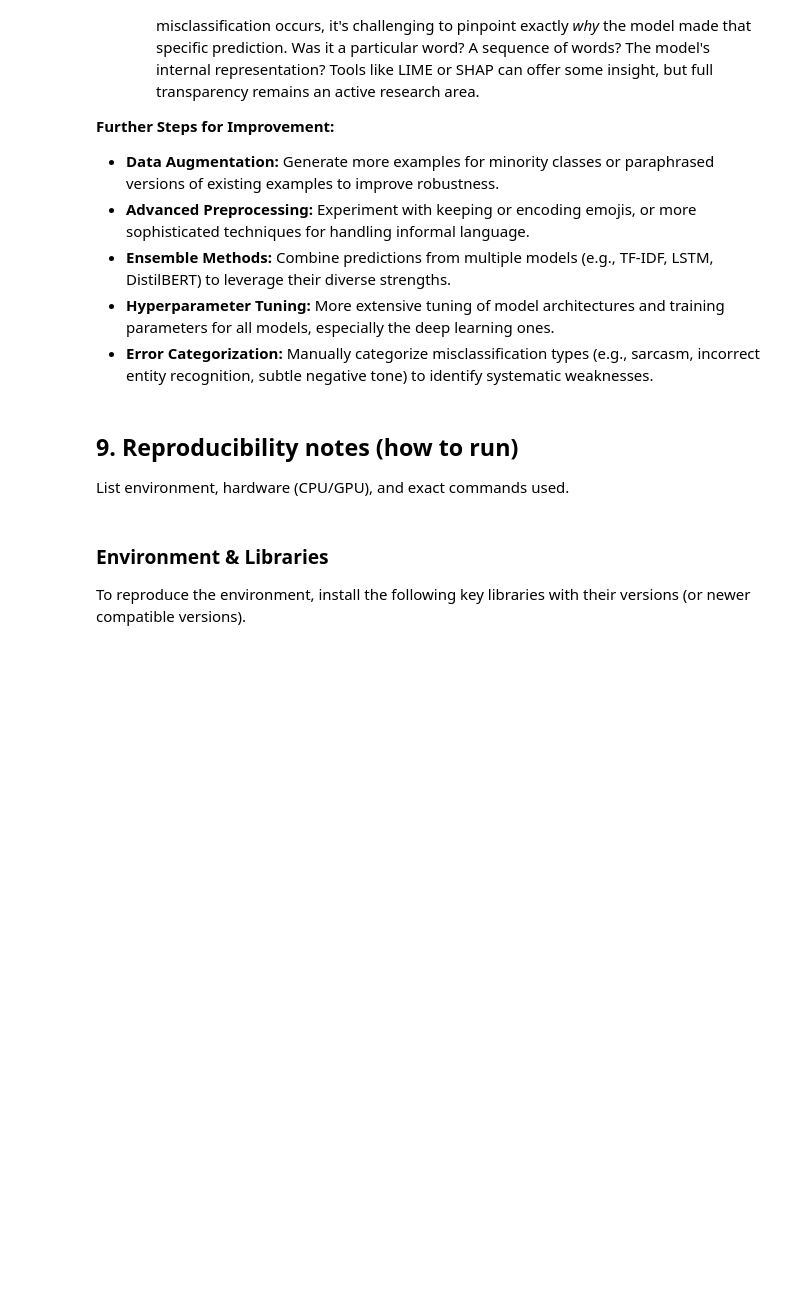
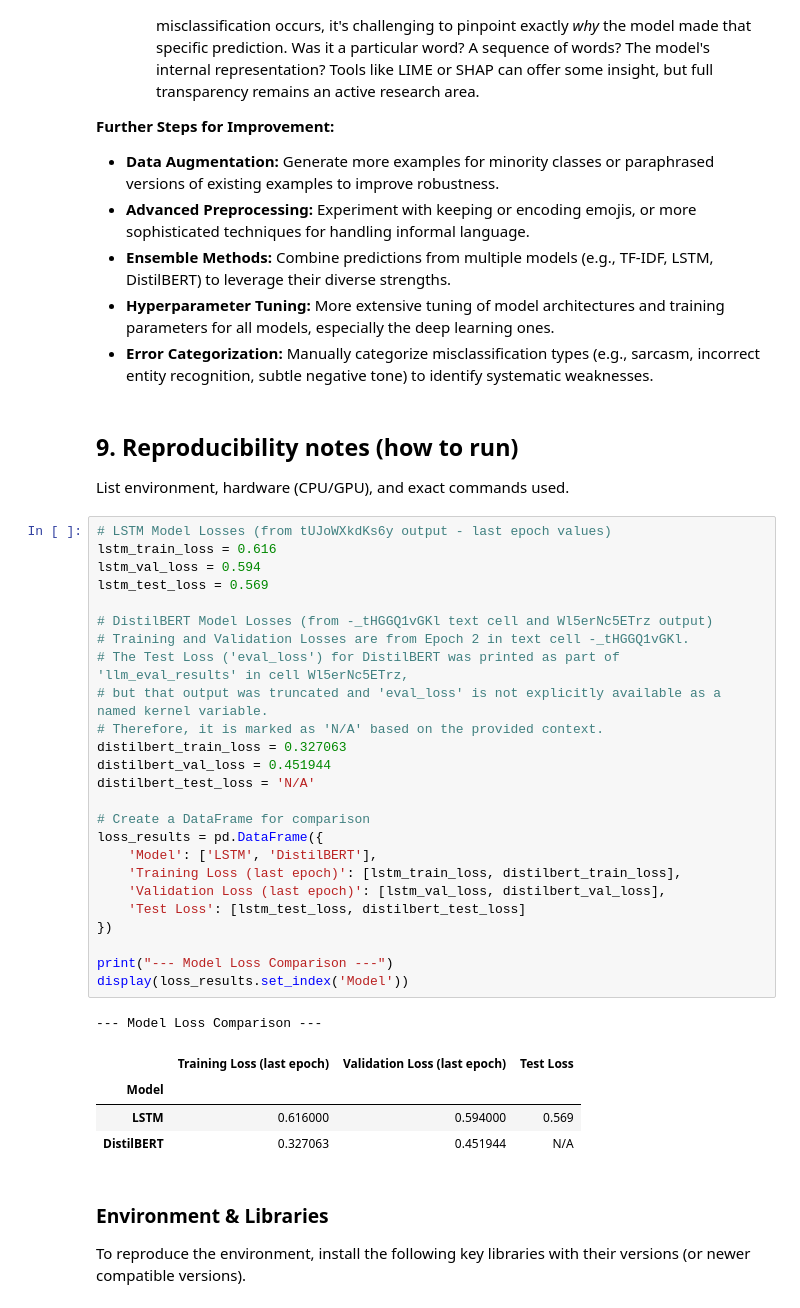
Before and after one commit to rburchf1/AI102Challenges, a Jupyter notebook: assignment1_sentiment_ryan_burchfield.ipynb, the cells around one changed output. Drawn from its saved outputs; the diff is of its cells as text; blank space fills up the shorter version.

```diff
--- a/assignment1_sentiment_ryan_burchfield.ipynb
+++ b/assignment1_sentiment_ryan_burchfield.ipynb
@@ -877,6 +1103,37 @@ From the sample of misclassified examples, we can observe various reasons why th
 # %% [markdown]
 ## 9. Reproducibility notes (how to run)
 List environment, hardware (CPU/GPU), and exact commands used.
+# %%
+# LSTM Model Losses (from tUJoWXkdKs6y output - last epoch values)
+lstm_train_loss = 0.616
+lstm_val_loss = 0.594
+lstm_test_loss = 0.569
+
+# DistilBERT Model Losses (from -_tHGGQ1vGKl text cell and Wl5erNc5ETrz output)
+# Training and Validation Losses are from Epoch 2 in text cell -_tHGGQ1vGKl.
+# The Test Loss ('eval_loss') for DistilBERT was printed as part of 'llm_eval_results' in cell Wl5erNc5ETrz,
+# but that output was truncated and 'eval_loss' is not explicitly available as a named kernel variable.
+# Therefore, it is marked as 'N/A' based on the provided context.
+distilbert_train_loss = 0.327063
+distilbert_val_loss = 0.451944
+distilbert_test_loss = 'N/A'
+
+# Create a DataFrame for comparison
+loss_results = pd.DataFrame({
+    'Model': ['LSTM', 'DistilBERT'],
+    'Training Loss (last epoch)': [lstm_train_loss, distilbert_train_loss],
+    'Validation Loss (last epoch)': [lstm_val_loss, distilbert_val_loss],
+    'Test Loss': [lstm_test_loss, distilbert_test_loss]
+})
+
+print("--- Model Loss Comparison ---")
+display(loss_results.set_index('Model'))
+# %% [output]
+--- Model Loss Comparison ---
+|  | Training Loss (last epoch) | Validation Loss (last epoch) | Test Loss |
+| Model |  |  |  |
+| LSTM | 0.616000 | 0.594000 | 0.569 |
+| DistilBERT | 0.327063 | 0.451944 | N/A |
 # %% [markdown]
 ### Environment & Libraries
 
```
Also changed, not shown: parts of 15 cells of this notebook.
